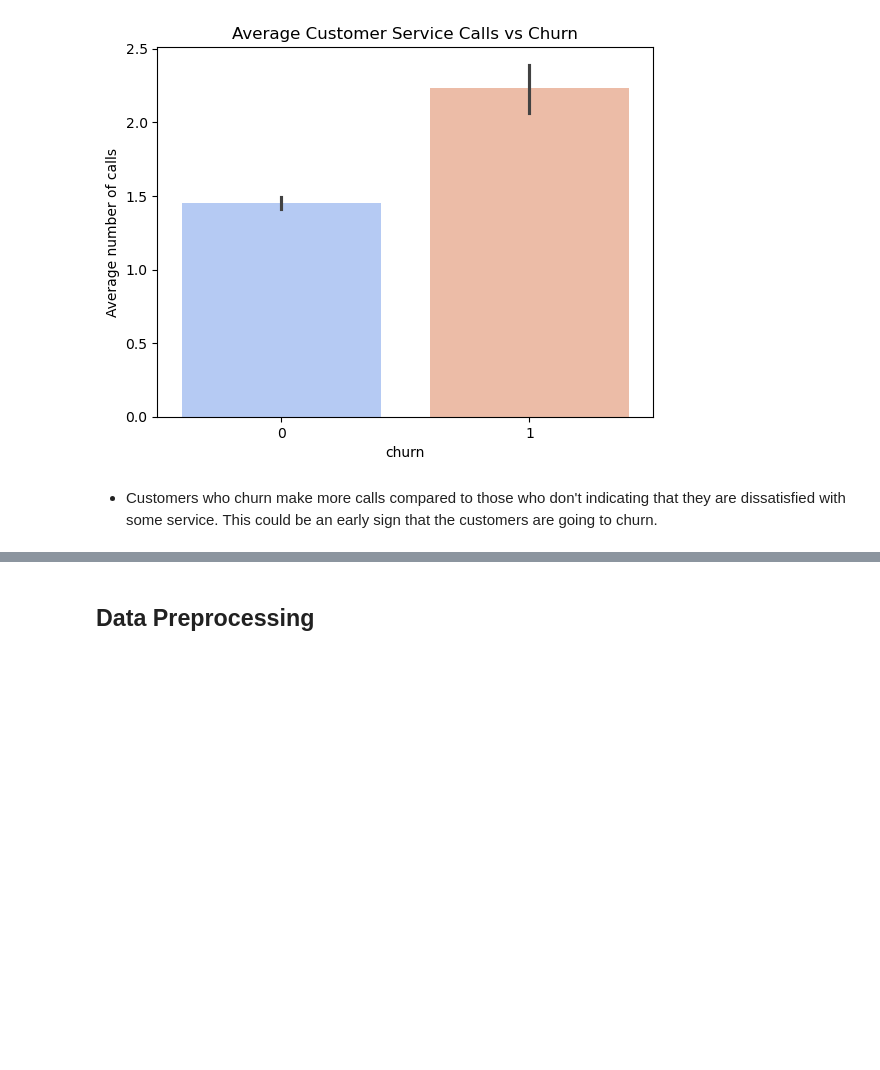
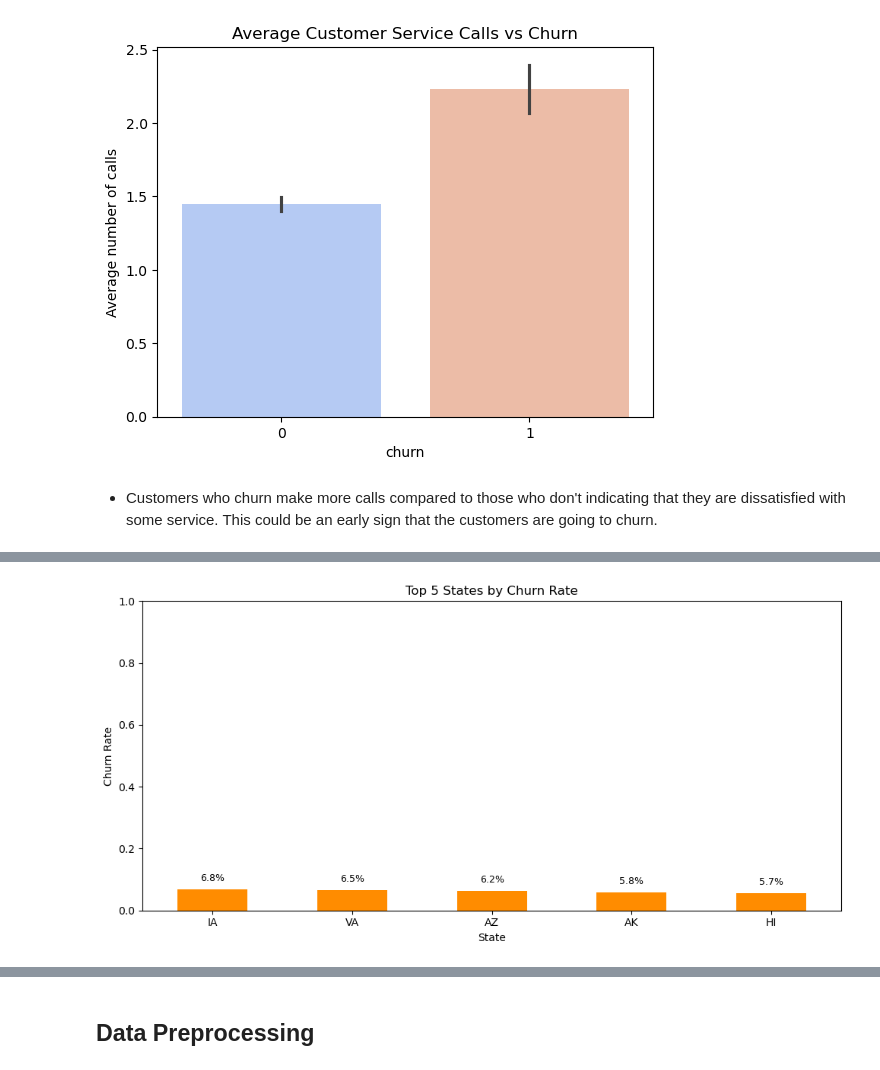
Before and after one commit to Kabutie/SyriaTel-, a Jupyter notebook: student.ipynb, the cells around one changed output, grey strips where cells are left out. Saved outputs shown, nothing was run; the diff lists cells and outputs as text; code cells hidden in the pictures; blank space fills up the shorter version.

```diff
--- a/student.ipynb
+++ b/student.ipynb
@@ -647,0 +716,20 @@ plt.show()
+# %%
+# Calculate churn rate by state and select LEAST 5
+churn_by_state = data.groupby('state')['churn'].mean().sort_values(ascending=False).tail(5)
+
+# Plot
+ax = churn_by_state.plot(kind='bar', figsize=(10, 5), color='darkorange')
+plt.title('Top 5 States by Churn Rate')
+plt.ylabel('Churn Rate')
+plt.xlabel('State')
+plt.xticks(rotation=0)
+plt.ylim(0, 1)  # Keep scale consistent
+
+# Add percentage labels
+for i, value in enumerate(churn_by_state):
+    ax.text(i, value + 0.02, f'{value:.1%}', ha='center', va='bottom', fontsize=9)
+
+plt.tight_layout()
+plt.show()
+# %% [output]
+[figure, added]
```
Also changed, not shown: parts of 8 cells of this notebook.
